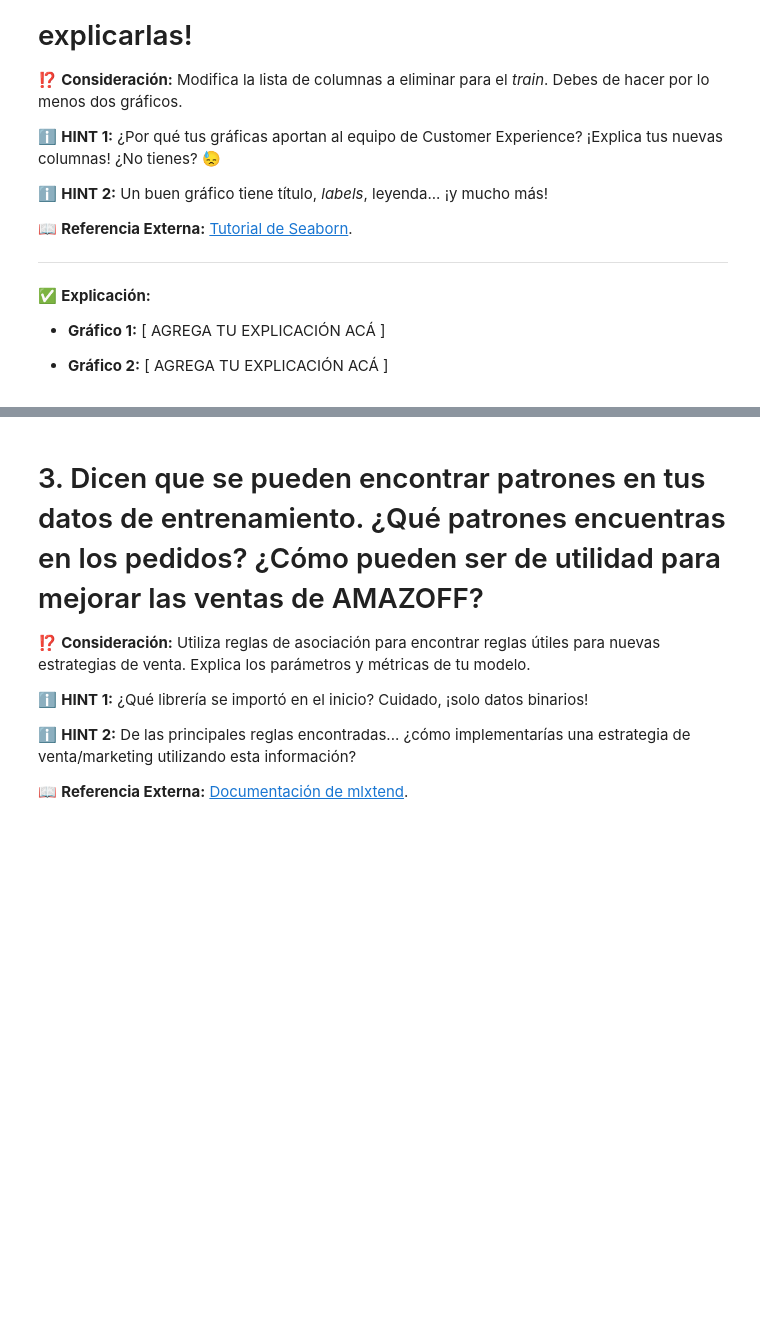
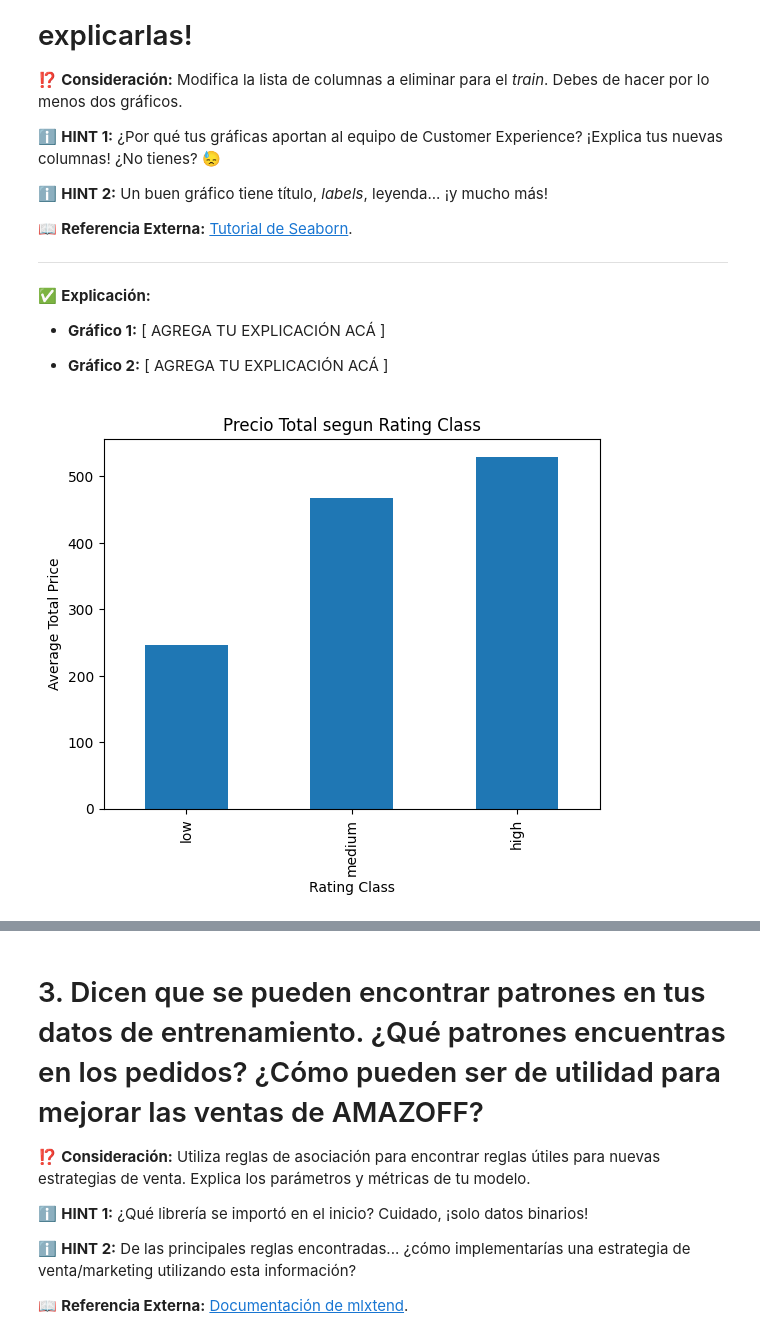
Before and after one commit to julvc/python_diplo, a Jupyter notebook: MP2.ipynb, the cells around one changed output, grey strips where cells are left out. Saved outputs shown, nothing was run; the diff lists cells and outputs as text; code cells hidden in the pictures; blank space fills up the shorter version.

```diff
--- a/MP2.ipynb
+++ b/MP2.ipynb
@@ -251,0 +240,13 @@ dtype: float64
+# %%
+# Gráfico 1: [ Precio Total segun Rating Class ]
+
+########################################################################################################################
+
+df['total_price'] = df['price']+df['shipping']
+df.groupby('rating_class')['total_price'].mean().plot(kind='bar')
+plt.xlabel('Rating Class')
+plt.ylabel('Average Total Price')
+plt.title('Precio Total segun Rating Class')
+plt.show()
+# %% [output]
+[figure, added]
```
Also changed, not shown: parts of 3 cells of this notebook.
